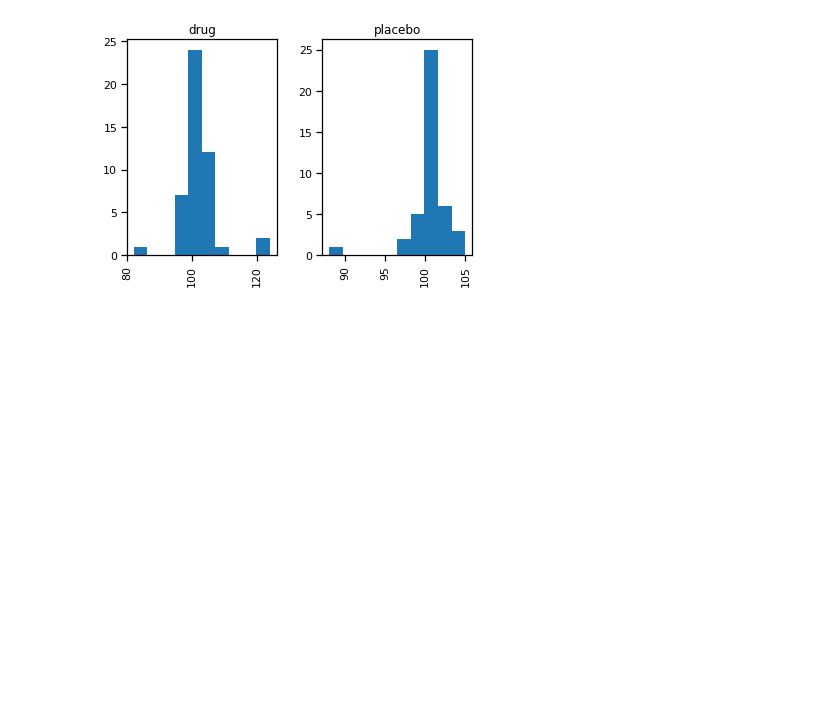
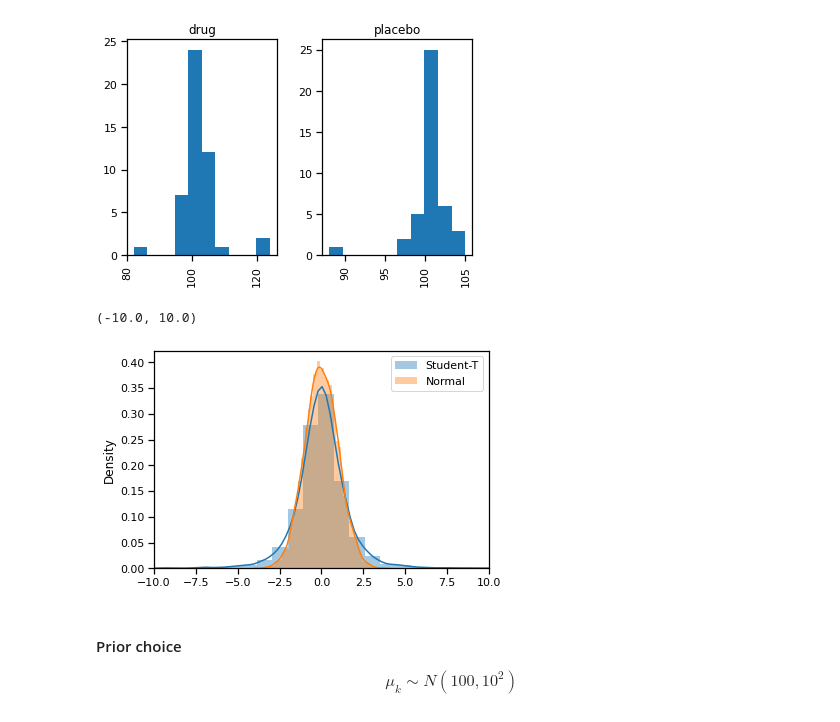
Before and after one commit to danhphan/bayesian-inferences, a Jupyter notebook: 01_simple_bayesian_inference.ipynb, the cells around one changed output. Saved outputs shown, nothing was run; the diff lists cells and outputs as text; code cells hidden in the pictures; blank space fills up the shorter version.

```diff
--- a/01_simple_bayesian_inference.ipynb
+++ b/01_simple_bayesian_inference.ipynb
@@ -167,3 +167,15 @@ from pymc3 import StudentT
 
 t = StudentT.dist(nu=3).random(size=10000)
 n = Normal.dist(0, 1).random(size=10000)
+# %%
+sns.distplot(t, label='Student-T')
+sns.distplot(n, label='Normal')
+plt.legend()
+plt.xlim(-10,10)
+# %% [output]
+(-10.0, 10.0)
+[figure, added]
+# %% [markdown]
+#### Prior choice
+
+$$\mu_k \sim N(100, 10^2)$$
```
Also changed, not shown: parts of 6 cells of this notebook.
